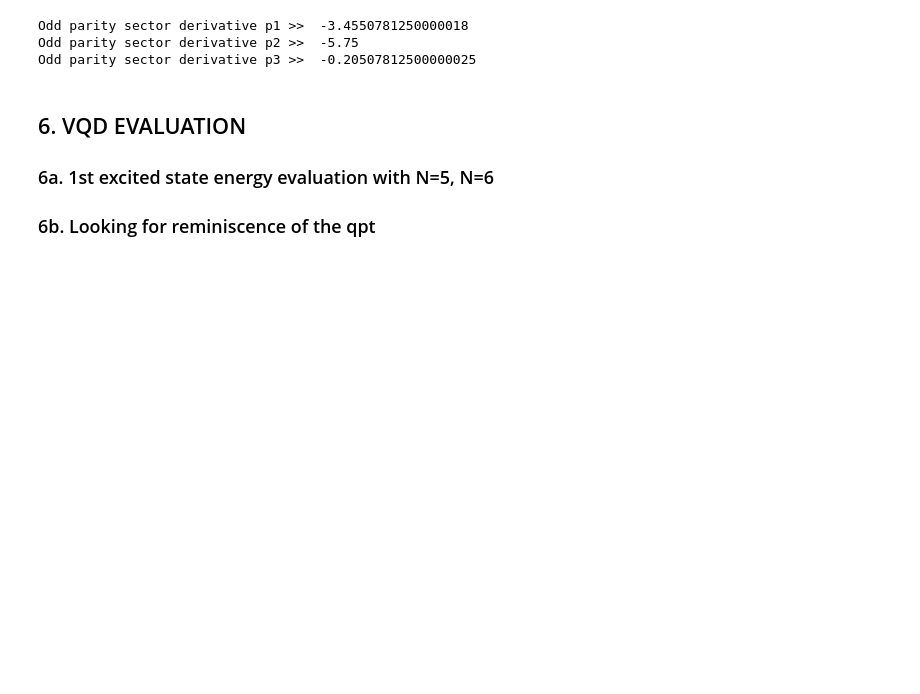
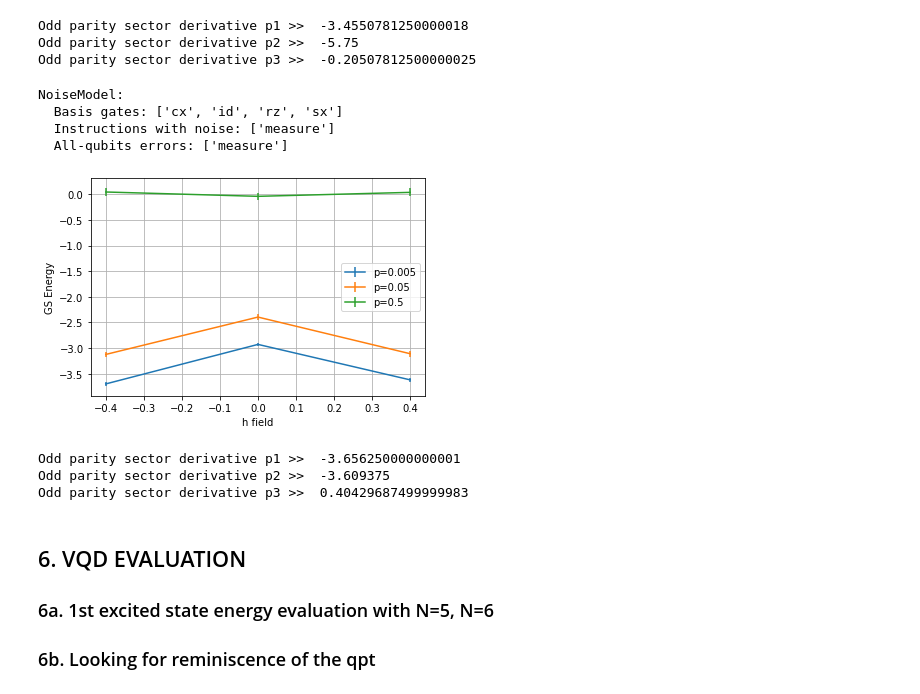
Before and after one commit to anmello/AQM, a Jupyter notebook: qpt_project.ipynb, the cells around one changed output. Saved outputs shown, nothing was run; the diff lists cells and outputs as text; code cells hidden in the pictures; blank space fills up the shorter version.

```diff
--- a/qpt_project.ipynb
+++ b/qpt_project.ipynb
@@ -1238,7 +1238,7 @@ transpiled_ansatz2=transpile(ansatz, AerSimulator(noise_model=noise_test_gates(p
 transpiled_ansatz3=transpile(ansatz, AerSimulator(noise_model=noise_test_gates(p_gates[2])))
 transpiled_ansatze=[transpiled_ansatz1,transpiled_ansatz2,transpiled_ansatz3]
 
-for k in range(len(p_reset)):
+for k in range(len(p_gates)):
 
     for j in range(len(h)):
 
@@ -1282,6 +1282,80 @@ print('Odd parity sector derivative p3 >> ', odd_dx - odd_sx)
 Odd parity sector derivative p1 >>  -3.4550781250000018
 Odd parity sector derivative p2 >>  -5.75
 Odd parity sector derivative p3 >>  -0.20507812500000025
+# %%
+# measure error
+def noise_test_measure(p_mea):
+    error_meas = pauli_error([('X', p_mea), ('I', 1 - p_mea)])
+    test_measure = NoiseModel()
+    test_measure.add_all_qubit_quantum_error(error_meas, "measure")
+    return test_measure
+# %%
+print(noise_test_measure(0.2))
+# %% [output]
+NoiseModel:
+  Basis gates: ['cx', 'id', 'rz', 'sx']
+  Instructions with noise: ['measure']
+  All-qubits errors: ['measure']
+# %%
+p_meas = [0.005, 0.05, 0.5]
+nqubits=5
+ansatz=EfficientSU2(nqubits, reps=3, entanglement='linear', insert_barriers=True)
+labels=['p=0.005', 'p=0.05', 'p=0.5']
+
+h = [-0.4,0.,0.4]
+energy_5=np.zeros((len(labels),len(h)))
+y_err = np.zeros(np.size(h))
+initial_point = np.random.random(ansatz.num_parameters)
+optimizer=SPSA(maxiter=2000)
+transpiled_ansatz1=transpile(ansatz, AerSimulator(noise_model=noise_test_measure(p_meas[0])))
+transpiled_ansatz2=transpile(ansatz, AerSimulator(noise_model=noise_test_measure(p_meas[1])))
+transpiled_ansatz3=transpile(ansatz, AerSimulator(noise_model=noise_test_measure(p_meas[2])))
+transpiled_ansatze=[transpiled_ansatz1,transpiled_ansatz2,transpiled_ansatz3]
+
+for k in range(len(p_meas)):
+
+    for j in range(len(h)):
+
+        H5 = ham_generator(nqubits,h[j],J)
+
+        clear_info()
+
+        local_vqe = VQE(ansatz=transpiled_ansatze[k],
+                    optimizer=optimizer,
+                    initial_point=initial_point,
+                    quantum_instance=AerSimulator(noise_model=noise_test_measure(p_meas[k])),
+                    callback=callback)
+        local_result = local_vqe.compute_minimum_eigenvalue(H5)
+        energy_5[k][j] = local_result.eigenvalue
+        y_err[j]=intermediate_info['stddev'][-1] # for the standard deviation on energy with different values of h
+    plt.xlabel('h field')
+    plt.ylabel('GS Energy')
+    plt.errorbar(h,energy_5[k][:],yerr=y_err,label=labels[k])
+plt.grid()
+plt.legend()
+plt.show()
+# %% [output]
+[figure, added]
+# %%
+# DERIVATIVES EVALUATION
+# p=0.005
+odd_dx=(energy_5[0][2]-energy_5[0][1])/0.4
+odd_sx=(energy_5[0][1]-energy_5[0][0])/0.4
+print('Odd parity sector derivative p1 >> ', odd_dx - odd_sx)
+
+#p=0.05
+odd_dx=(energy_5[1][2]-energy_5[1][1])/0.4
+odd_sx=(energy_5[1][1]-energy_5[1][0])/0.4
+print('Odd parity sector derivative p2 >> ', odd_dx - odd_sx)
+
+#p=0.5
+odd_dx=(energy_5[2][2]-energy_5[2][1])/0.4
+odd_sx=(energy_5[2][1]-energy_5[2][0])/0.4
+print('Odd parity sector derivative p3 >> ', odd_dx - odd_sx)
+# %% [output]
+Odd parity sector derivative p1 >>  -3.656250000000001
+Odd parity sector derivative p2 >>  -3.609375
+Odd parity sector derivative p3 >>  0.40429687499999983
 # %% [markdown]
 ## 6. VQD EVALUATION
 ### 6a. 1st excited state energy evaluation with N=5, N=6
```
Also changed, not shown: parts of 1 cell of this notebook.
